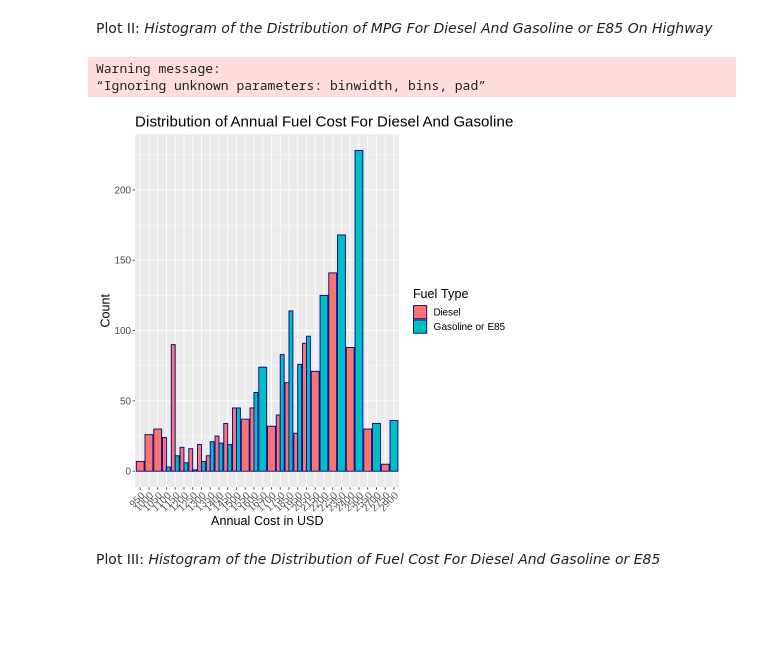
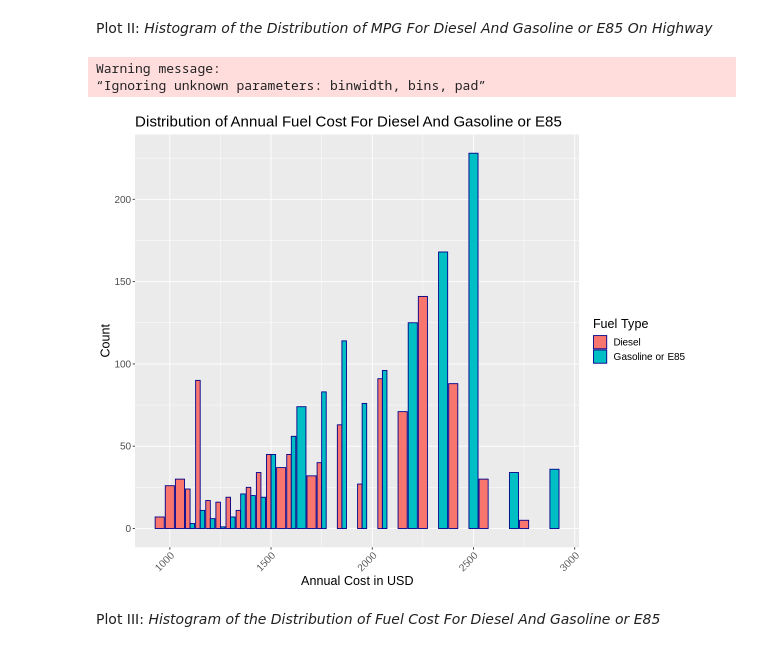
Before and after one commit to Zibo-S/STAT201_GP_7, a Jupyter notebook: fuel_project_final_report_draft1.ipynb, the cells around one changed output. Drawn from its saved outputs; the diff is of its cells as text; code cells hidden in the pictures; blank space fills up the shorter version.

```diff
--- a/fuel_project_final_report_draft1.ipynb
+++ b/fuel_project_final_report_draft1.ipynb
@@ -224,25 +227,20 @@ Warning message:
 # %% [markdown]
 Plot II: *Histogram of the Distribution of MPG For Diesel And Gasoline or E85 On Highway*
 # %%
-Price_Histogram <- df %>%
-    select('Fuel.Type','Annual.Fuel.Cost..FT1.')%>%
-    mutate(fuel_type= as_factor(df$'Fuel.Type'), Price = as_factor(df$'Annual.Fuel.Cost..FT1.')) %>%
-    select(fuel_type, Price)%>%
-    filter(fuel_type == "Diesel" | fuel_type == "Gasoline or E85") %>%
-
+Price_Histogram <- tidy_data %>%
+     select(Fuel_Type, Price) %>%
      ggplot() +
-#      geom_histogram(aes( x=  Price ,fill = fuel_type, color=fuel_type, stat="identity"),binwidth=30, ,stat="count")+#, stat="dodge") +
-     geom_histogram(aes( x=  Price ,fill = fuel_type) ,position="dodge", stat="count",color="darkblue")+
+     geom_histogram(aes(x= Price ,fill = Fuel_Type) ,position="dodge", stat="count",color="darkblue")+
      ggtitle("Distribution of Annual Fuel Cost For Diesel And Gasoline or E85 ") +
-    labs(x = "Annual Cost in USD", y = "Count")+
-    theme(text = element_text(size = 15)) +
-    theme(axis.text.x = element_text(angle = 45, hjust = 1))+
-guides(fill=guide_legend(title="Fuel Type"))
+     labs(x = "Annual Cost in USD", y = "Count")+
+     theme(text = element_text(size = 15)) +
+     theme(axis.text.x = element_text(angle = 45, hjust = 1))+
+     guides(fill=guide_legend(title="Fuel Type"))
 Price_Histogram
 # %% [output]
 Warning message:
 “Ignoring unknown parameters: binwidth, bins, pad”
-[figure, old version]
+[figure, new version]
 # %% [markdown]
 Plot III: *Histogram of the Distribution of Fuel Cost For Diesel And Gasoline or E85*
 # %% [markdown]
```
Also changed, not shown: parts of 7 cells of this notebook.
